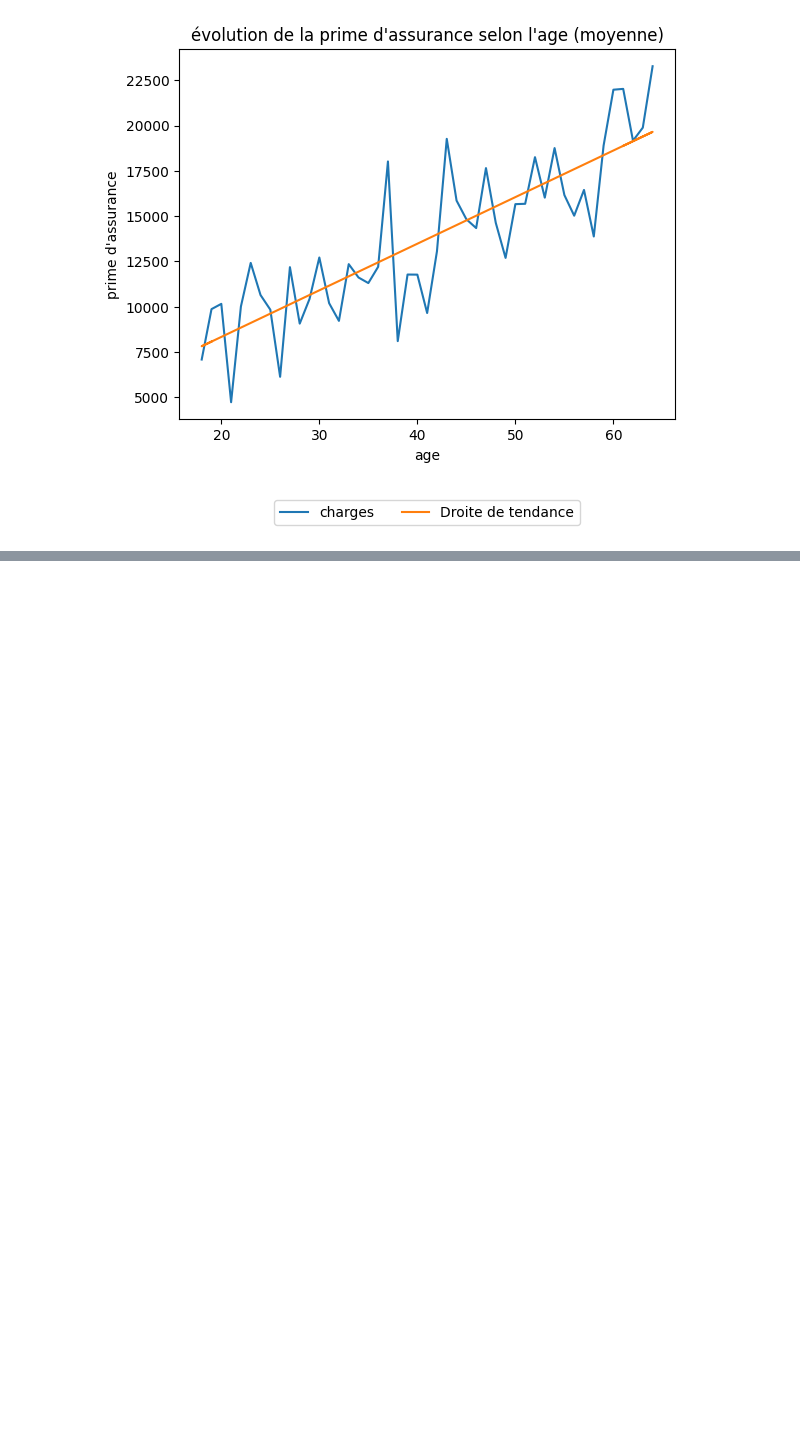
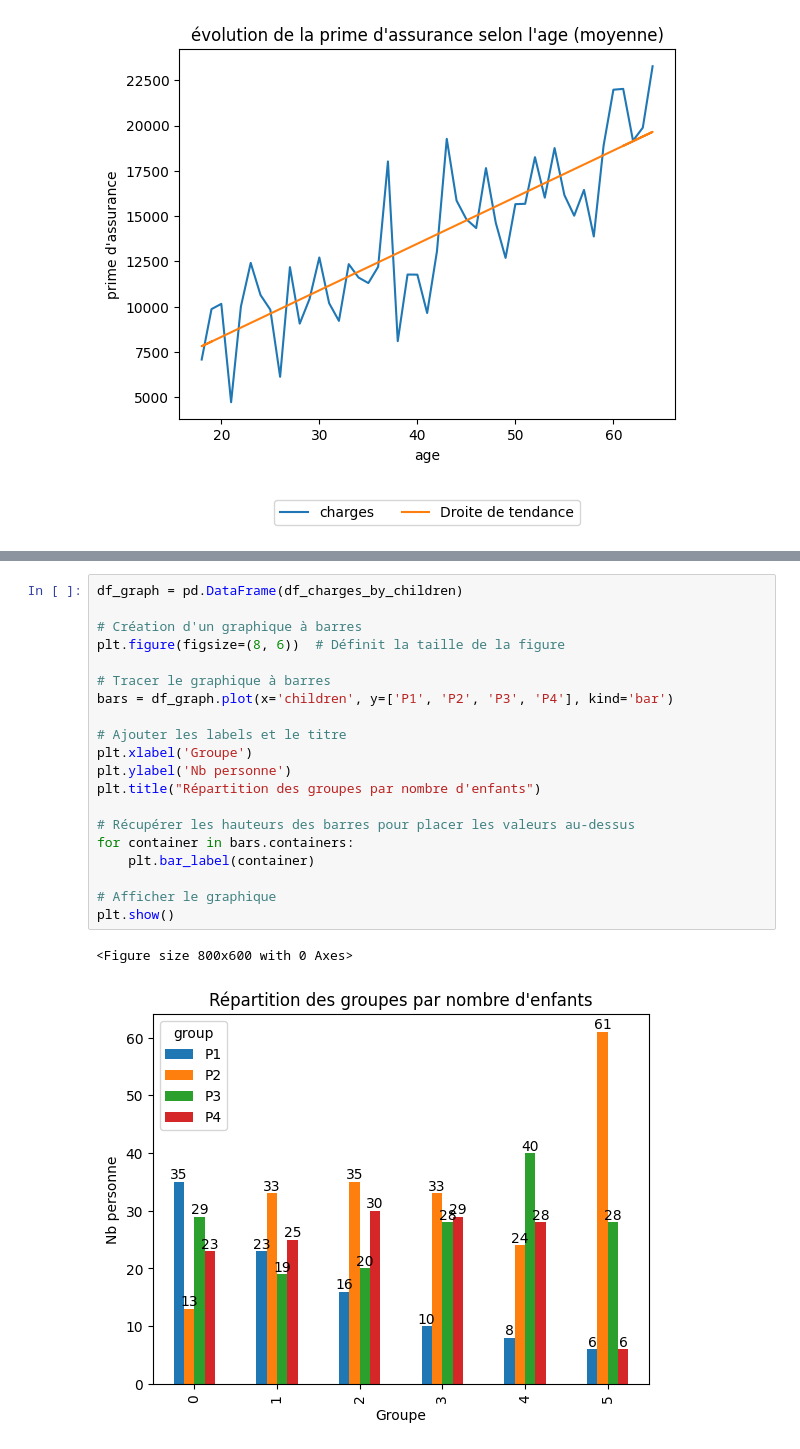
Before and after one commit to ChristianPRO1982/insurance_premium_SC, a Jupyter notebook: chris.ipynb, the cells around one changed output, grey strips where cells are left out. Saved outputs shown, nothing was run; the diff lists cells and outputs as text; blank space fills up the shorter version.

```diff
--- a/chris.ipynb
+++ b/chris.ipynb
@@ -227,0 +332,23 @@ plt.show()
+# %%
+df_graph = pd.DataFrame(df_charges_by_children)
+
+# Création d'un graphique à barres
+plt.figure(figsize=(8, 6))  # Définit la taille de la figure
+
+# Tracer le graphique à barres
+bars = df_graph.plot(x='children', y=['P1', 'P2', 'P3', 'P4'], kind='bar')
+
+# Ajouter les labels et le titre
+plt.xlabel('Groupe')
+plt.ylabel('Nb personne')
+plt.title("Répartition des groupes par nombre d'enfants")
+
+# Récupérer les hauteurs des barres pour placer les valeurs au-dessus
+for container in bars.containers:
+    plt.bar_label(container)
+
+# Afficher le graphique
+plt.show()
+# %% [output]
+<Figure size 800x600 with 0 Axes>
+[figure, added]
```
Also changed, not shown: parts of 20 cells of this notebook.
